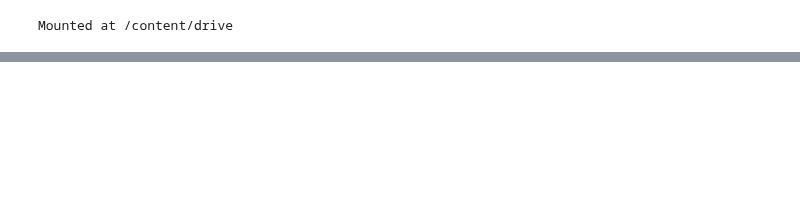
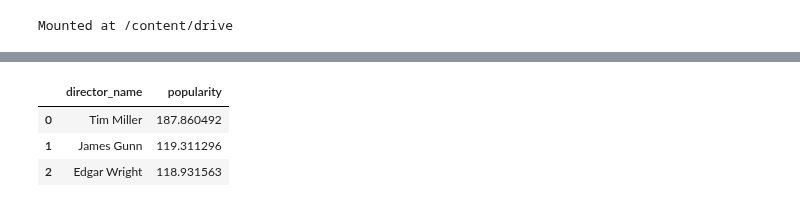
Before and after one commit to Gulzar-khan/Python-Practice, a Jupyter notebook: Data_Wrangling.ipynb, the cells around one changed output, grey strips where cells are left out. Cells and saved outputs as stored; diff of their text form; code cells hidden in the pictures; blank space fills up the shorter version.

```diff
--- a/Data_Wrangling.ipynb
+++ b/Data_Wrangling.ipynb
@@ -26,0 +76,24 @@ Mounted at /content/drive
+# %%
+# Your code here
+def find_directors(li):
+  #print(li)
+  job_iterator = 0
+
+  if type(li)!= float:
+    li = ast.literal_eval(li)
+    while True:
+      if li[job_iterator]['job']!='Director':
+        job_iterator+=1
+      else:
+        return li[job_iterator]['name']
+
+
+
+imdb_df['director_name'] = imdb_df.apply(lambda x: find_directors(x['crew']),axis = 1)
+grouped_pop = imdb_df.groupby('director_name')['popularity'].mean().sort_values(ascending = False).reset_index()
+grouped_pop.head(3)
+# %% [output]
+|  | director_name | popularity |
+| 0 | Tim Miller | 187.860492 |
+| 1 | James Gunn | 119.311296 |
+| 2 | Edgar Wright | 118.931563 |
```
Also changed, not shown: parts of 82 cells of this notebook.
